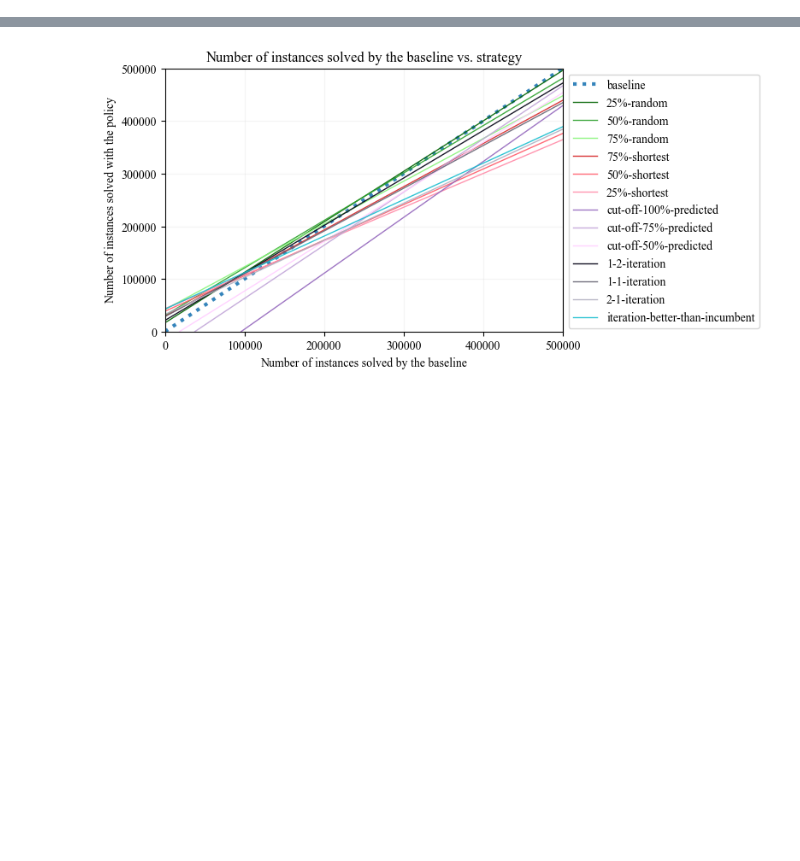
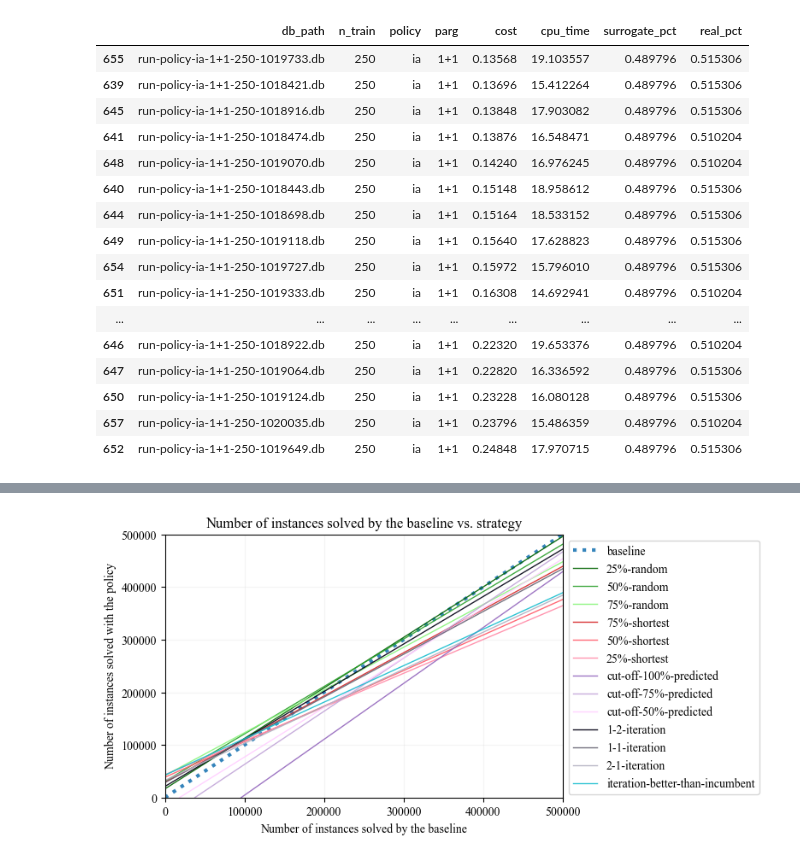
Before and after one commit to zakrzewow/raw-algorithm-portfolios, a Jupyter notebook: results.ipynb, the cells around one changed output, grey strips where cells are left out. Cells and saved outputs as stored; diff of their text form; code cells hidden in the pictures; blank space fills up the shorter version.

```diff
--- a/results.ipynb
+++ b/results.ipynb
@@ -68,0 +159,20 @@ df
+# %%
+df.loc[(df["policy"] == "ia") & (df["parg"] == "1+1") & (df["n_train"] == "250")].sort_values(by="cost")
+# %% [output]
+|  | db_path | n_train | policy | parg | cost | cpu_time | surrogate_pct | real_pct |
+| 655 | run-policy-ia-1+1-250-1019733.db | 250 | ia | 1+1 | 0.13568 | 19.103557 | 0.489796 | 0.515306 |
+| 639 | run-policy-ia-1+1-250-1018421.db | 250 | ia | 1+1 | 0.13696 | 15.412264 | 0.489796 | 0.515306 |
+| 645 | run-policy-ia-1+1-250-1018916.db | 250 | ia | 1+1 | 0.13848 | 17.903082 | 0.489796 | 0.515306 |
+| 641 | run-policy-ia-1+1-250-1018474.db | 250 | ia | 1+1 | 0.13876 | 16.548471 | 0.489796 | 0.510204 |
+| 648 | run-policy-ia-1+1-250-1019070.db | 250 | ia | 1+1 | 0.14240 | 16.976245 | 0.489796 | 0.510204 |
+| 640 | run-policy-ia-1+1-250-1018443.db | 250 | ia | 1+1 | 0.15148 | 18.958612 | 0.489796 | 0.515306 |
+| 644 | run-policy-ia-1+1-250-1018698.db | 250 | ia | 1+1 | 0.15164 | 18.533152 | 0.489796 | 0.515306 |
+| 649 | run-policy-ia-1+1-250-1019118.db | 250 | ia | 1+1 | 0.15640 | 17.628823 | 0.489796 | 0.515306 |
+| 654 | run-policy-ia-1+1-250-1019727.db | 250 | ia | 1+1 | 0.15972 | 15.796010 | 0.489796 | 0.515306 |
+| 651 | run-policy-ia-1+1-250-1019333.db | 250 | ia | 1+1 | 0.16308 | 14.692941 | 0.489796 | 0.510204 |
+| ... | ... | ... | ... | ... | ... | ... | ... | ... |
+| 646 | run-policy-ia-1+1-250-1018922.db | 250 | ia | 1+1 | 0.22320 | 19.653376 | 0.489796 | 0.510204 |
+| 647 | run-policy-ia-1+1-250-1019064.db | 250 | ia | 1+1 | 0.22820 | 16.336592 | 0.489796 | 0.515306 |
+| 650 | run-policy-ia-1+1-250-1019124.db | 250 | ia | 1+1 | 0.23228 | 16.080128 | 0.489796 | 0.515306 |
+| 657 | run-policy-ia-1+1-250-1020035.db | 250 | ia | 1+1 | 0.23796 | 15.486359 | 0.489796 | 0.510204 |
+| 652 | run-policy-ia-1+1-250-1019649.db | 250 | ia | 1+1 | 0.24848 | 17.970715 | 0.489796 | 0.515306 |
```
Also changed, not shown: parts of 8 cells of this notebook.
